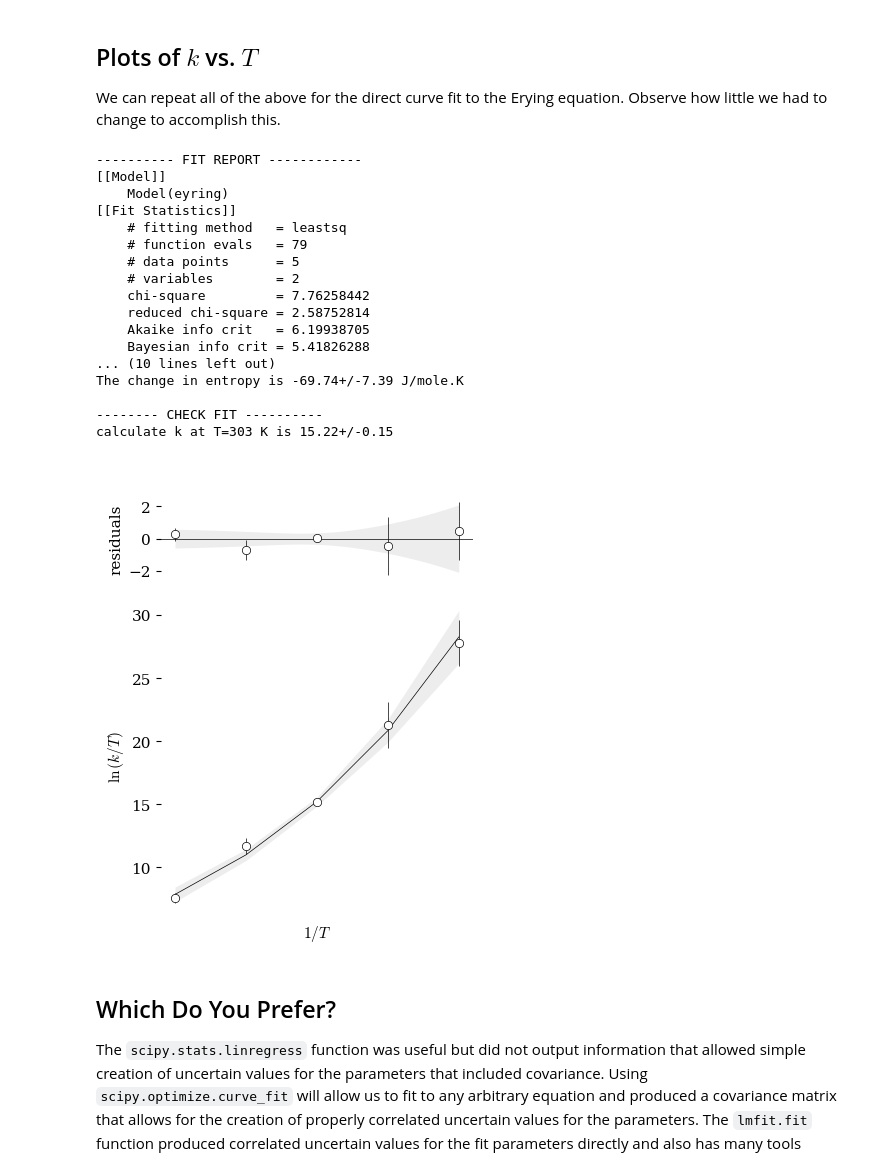
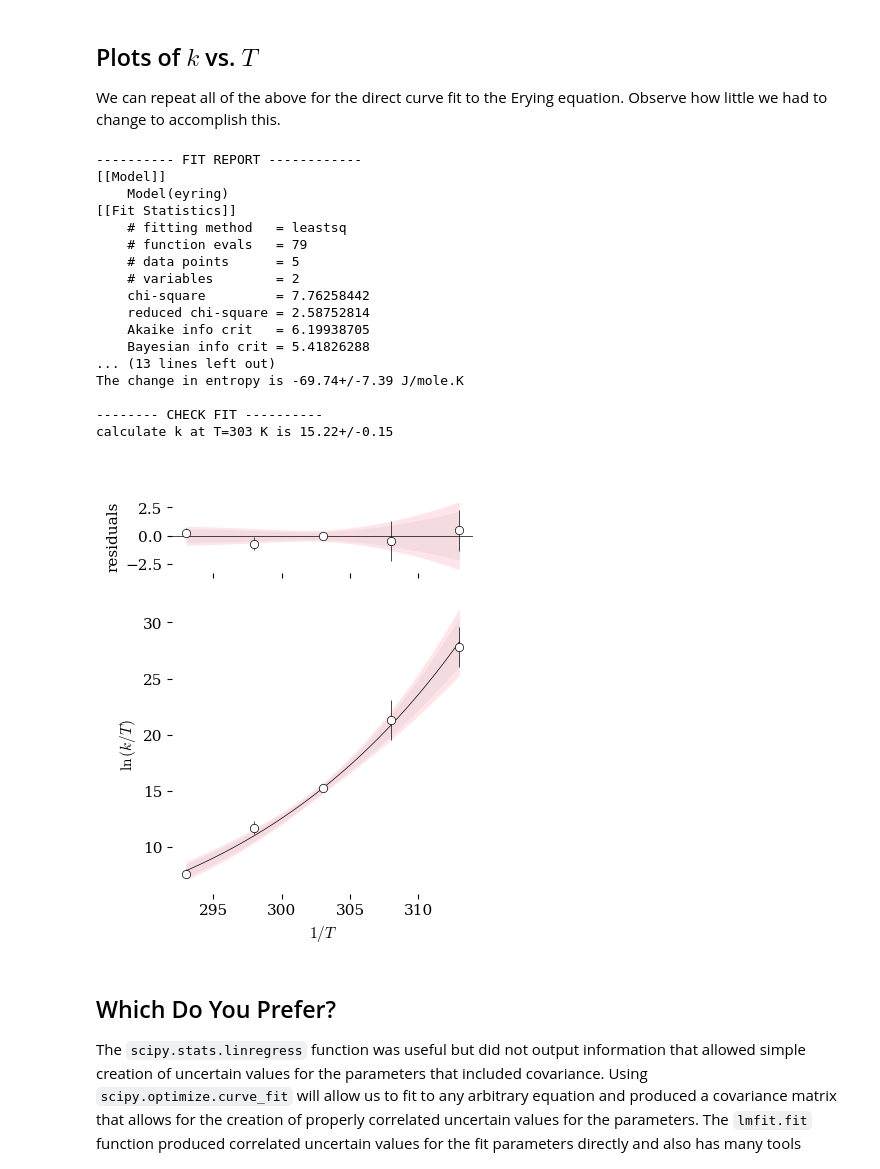
Before and after one commit to blinkletter/PythonPresentation, a Jupyter notebook: 03C-Eyring_Exercises_3_LMfit.ipynb, the cells around one changed output. Drawn from its saved outputs; the diff is of its cells as text; code cells hidden in the pictures.

```diff
--- a/03C-Eyring_Exercises_3_LMfit.ipynb
+++ b/03C-Eyring_Exercises_3_LMfit.ipynb
@@ -29,10 +29,10 @@ from uncertainties import unumpy as unp  # a replacement for numpy
 
 ### Set global variables
 
-#location_data = "data/"         ## Use either local folder or github folder.
-#location_styles = "styles/"     ## Use github locations for Colab
-location_data = "https://raw.githubusercontent.com/blinkletter/PythonPresentation/main/data/"
-location_styles = "https://raw.githubusercontent.com/blinkletter/PythonPresentation/main/styles/"
+location_data = "data/"         ## Use either local folder or github folder.
+location_styles = "styles/"     ## Use github locations for Colab
+#location_data = "https://raw.githubusercontent.com/blinkletter/PythonPresentation/main/data/"
+#location_styles = "https://raw.githubusercontent.com/blinkletter/PythonPresentation/main/styles/"
 
 plt.rcdefaults()
 
@@ -404,7 +384,9 @@ mod = lmfit.Model(eyring)         # load the function f as the model to be fit
 pars = mod.make_params(dH  =1000, dS = -50  )
 
 # use the .fit method on the model object to perform the curve fit
-result = mod.fit(y, pars, x=x, weights=1.0/y_err)
+result = mod.fit(y, pars, x=x,
+                 weights=1.0/y_err
+                 )
 
 
 
@@ -416,6 +398,11 @@ print(result.fit_report())
 
 r,p = scipy.stats.pearsonr(x,y); rsq = r**2
 print(f"RSQ = {rsq:0.3f}")
+print()
+
+correlation = np.corrcoef(x, y)[0,1]
+print(f"RSQ = {correlation:0.3f}")
+print(f"RSQ = {correlation**2:0.3f}")
 print()
 
 #print("--- PARAMETER CONFIDENCE INTERVALS ----")
@@ -442,81 +429,93 @@ print(f"calculate k at T={Temp} K is {kobs:0.2f}")
 
 
 sigma = 2
-x_0 = np.linspace(np.min(x), np.max(x), 100)
-y_0 = result.eval(x=x_0)
-dely = result.eval_uncertainty(x=x)
-dely_0 = result.eval_uncertainty(x=x_0)
-
-
 
 ######################
 ###  Make the plot
 ######################
 
 plt.rcdefaults()
-style = "tufte.mplstyle"
-#style = "S2_classic2.mplstyle"
-style_name = location_styles + style
-plt.style.use(style_name)
+
+plt.style.use(location_styles + "tufte.mplstyle")
 
 
 fig = plt.figure(figsize = size2)
 result.plot(fig = fig,
+            numpoints = 100,
             fig_kws = {},      # this is a keyword dictionary for figure styles
             xlabel = r"$1/T$",
             ylabel = r"$\ln \left( k/T \right)$",
             yerr = sigma * y_err,
             title = " ",
-            data_kws ={"color":"k", "linestyle":"None", "linewidth": 0.5,
-                       "markerfacecolor": "white", "markeredgecolor":"black",
-                       "markeredgewidth":0.5, "zorder":3},
+            datafmt='o', fitfmt='-',
+            data_kws ={
+                       "color":"k", "linestyle":"None", "linewidth": 0.5,
+                       "markersize":6, "markerfacecolor": "white",
+                       "markeredgecolor":"black", "markeredgewidth":0.5,
+                       "zorder":3
+                       },
             fit_kws ={"linewidth": 0.5, "zorder":2},
             ax_res_kws = {},
-            ax_fit_kws = {},
+            ax_fit_kws = {
+                        #  "xlim": [290,320],
+                        #  "xmargin": 0.05, "ymargin": 0.05,
+                        #  "xticks": [300,305,315]
+                          },
             )
 
 ax = fig.axes   # get the axes from the plot (there are two in a list)
 
+### Confidence band
 
-ax[1].set_xticks([0.0032,0.0033,0.0034])  # These will be the ticks for both axes
+x_0 = np.linspace(np.min(x), np.max(x), 100)
+y_0 = result.eval(x=x_0)
+dely = result.eval_uncertainty(x=x_0, sigma=1)
+dely_q = result.eval_uncertainty(x=x_0, sigma=sigma)
 
 
-### Confidence band
+ax[1].fill_between(x_0, result.eval(x=x_0)-sigma*dely, result.eval(x=x_0)+sigma*dely,
+                   linewidth=0, color='lightgray', alpha=0.4, zorder=1)
+ax[1].fill_between(x_0, result.eval(x=x_0)-dely_q, result.eval(x=x_0)+dely_q,
+                   linewidth=0, color='pink', alpha=0.4, zorder=1)
 
+dely = result.eval_uncertainty(x=x_0, sigma=1)
+dely_q = result.eval_uncertainty(x=x_0, sigma=sigma)
 
-dely = result.eval_uncertainty(x=x)
-ax[1].fill_between(x, result.best_fit-sigma*dely, result.best_fit+sigma*dely,
-                   linewidth=0, color='lightgray', alpha=0.4, zorder=1)
-ax[0].fill_between(x_0, -sigma*dely_0, sigma*dely_0,
+ax[0].fill_between(x_0, -sigma*dely, sigma*dely,
                    linewidth=0, color='lightgray', alpha = 0.4, zorder=1
+                   )
+
+ax[0].fill_between(x_0, -dely_q, dely_q,
+                   linewidth=0, color='pink', alpha = 0.4, zorder=1
                    )
 
 
 ### do not show legend
 fig.legend([])
 ax[1].legend([])      # blank legend
 
+plt.tight_layout()
 plt.savefig("plots/3C-06.pdf")
 plt.show()
 # %% [output]
 ---------- FIT REPORT ------------
 [[Model]]
     Model(eyring)
 [[Fit Statistics]]
     # fitting method   = leastsq
     # function evals   = 79
     # data points      = 5
     # variables        = 2
     chi-square         = 7.76258442
     reduced chi-square = 2.58752814
     Akaike info crit   = 6.19938705
     Bayesian info crit = 5.41826288
-... (10 lines left out)
+... (13 lines left out)
 The change in entropy is -69.74+/-7.39 J/mole.K
 
 -------- CHECK FIT ----------
 calculate k at T=303 K is 15.22+/-0.15
-[figure, old version]
+[figure, new version]
 # %% [markdown]
 ## Which Do You Prefer?
 
```
Also changed, not shown: parts of 3 cells of this notebook, 7 other files.
